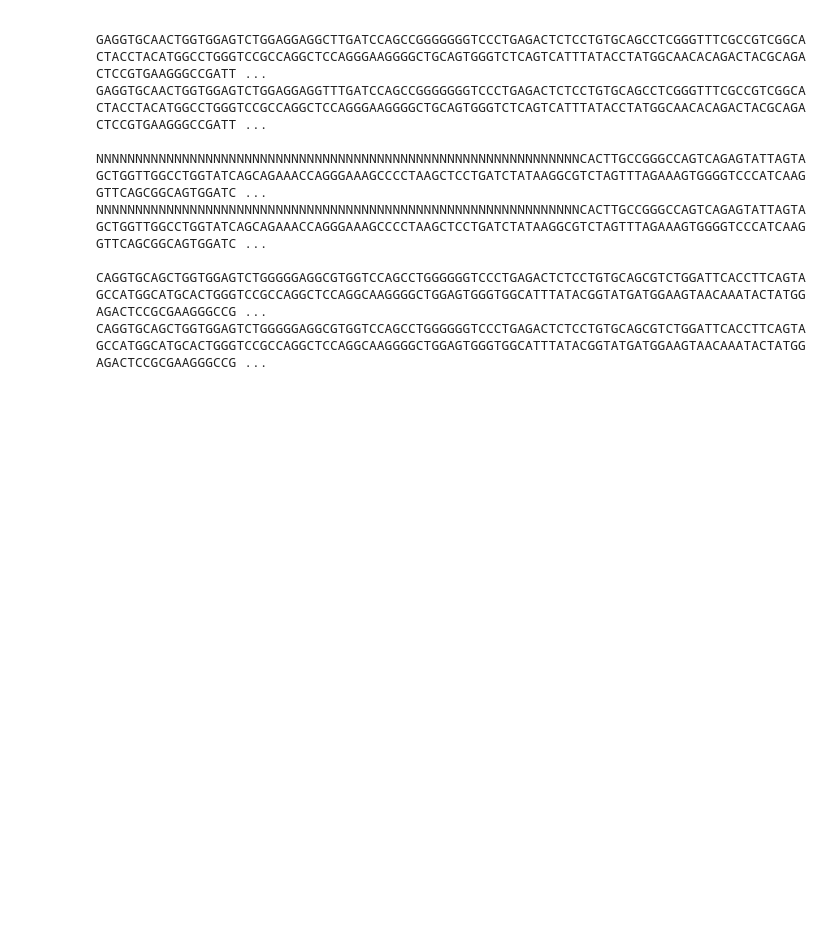
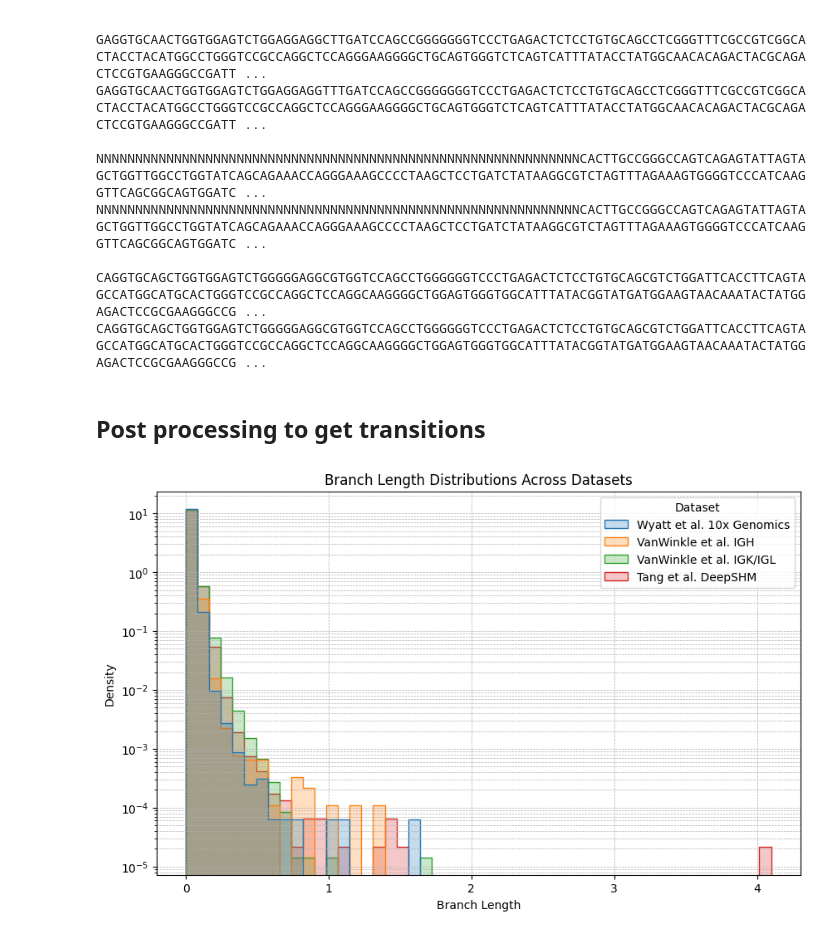
Before and after one commit to thematrixmaster/cosine, a Jupyter notebook: data/dasm.ipynb, the cells around one changed output. Cells and saved outputs as stored; diff of their text form; code cells hidden in the pictures; blank space fills up the shorter version.

```diff
--- a/data/dasm.ipynb
+++ b/data/dasm.ipynb
@@ -302,0 +299,33 @@ CAGGTGCAGCTGGTGGAGTCTGGGGGAGGCGTGGTCCAGCCTGGGGGGTCCCTGAGACTCTCCTGTGCAGCGTCTGGATT
+# %% [markdown]
+## Post processing to get transitions
+# %%
+data_dir = Path("/accounts/projects/yss/stephen.lu/peint/data/dasm/processed")
+wyatt_df = pd.read_csv(data_dir / "wyatt-paired.csv", index_col=0)
+vanwinkle_igh_df = pd.read_csv(data_dir / "vanwinkle-igh.csv", index_col=0)
+vanwinkle_igk_df = pd.read_csv(data_dir / "vanwinkle-igk.csv", index_col=0)
+tang_df = pd.read_csv(data_dir / "tang-igh.csv", index_col=0)
+# %%
+df_branch_lengths_merged = pd.DataFrame({
+    "Branch Length": np.concatenate([
+        wyatt_df.branch_length.values,
+        vanwinkle_igh_df.branch_length.values,
+        vanwinkle_igk_df.branch_length.values,
+        tang_df.branch_length.values,
+    ]),
+    "Dataset": ["Wyatt et al. 10x Genomics"] * len(wyatt_df) +
+                ["VanWinkle et al. IGH"] * len(vanwinkle_igh_df) +
+                ["VanWinkle et al. IGK/IGL"] * len(vanwinkle_igk_df) +
+                ["Tang et al. DeepSHM"] * len(tang_df)
+})
+
+# plot histogram of branch lengths on log scale
+plt.figure(figsize=(10, 6))
+sns.histplot(data=df_branch_lengths_merged, x="Branch Length", hue="Dataset", element="step", stat="density", common_norm=False, bins=50)
+plt.xlabel("Branch Length")
+plt.yscale("log")
+plt.ylabel("Density")
+plt.title("Branch Length Distributions Across Datasets")
+plt.grid(True, which="both", ls="--", lw=0.5)
+plt.show()
+# %% [output]
+[figure, added]
```
Also changed, not shown: parts of 4 cells of this notebook, 16 other files.
